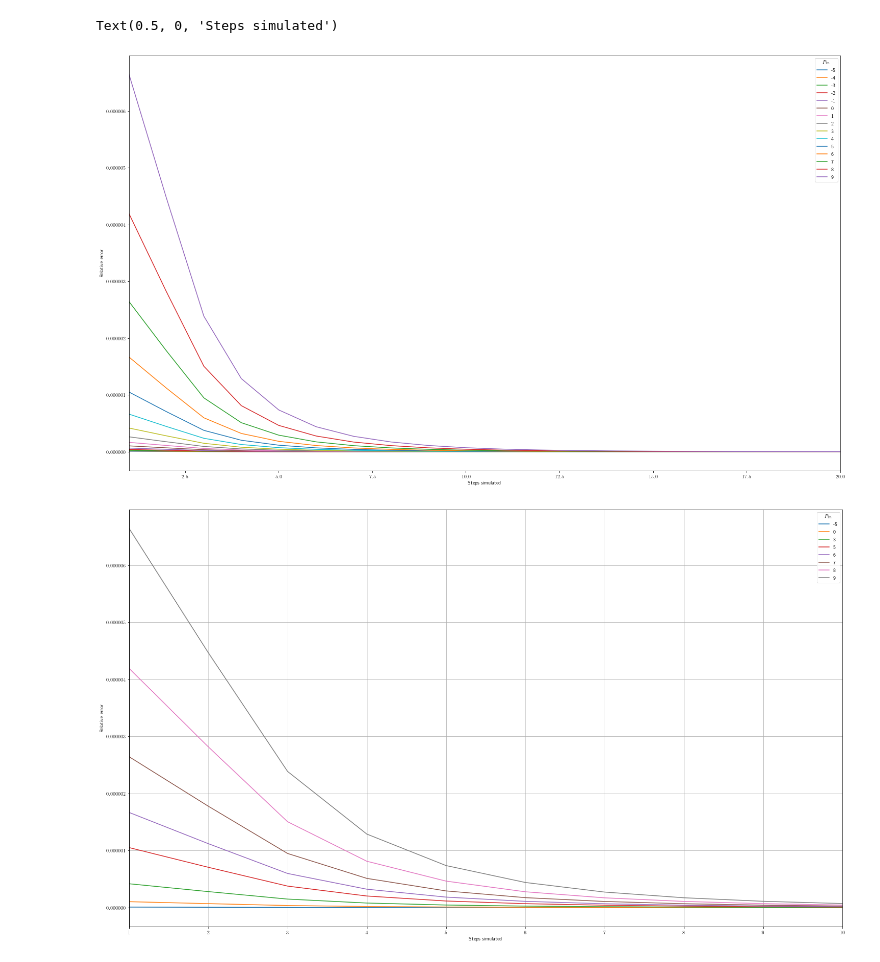
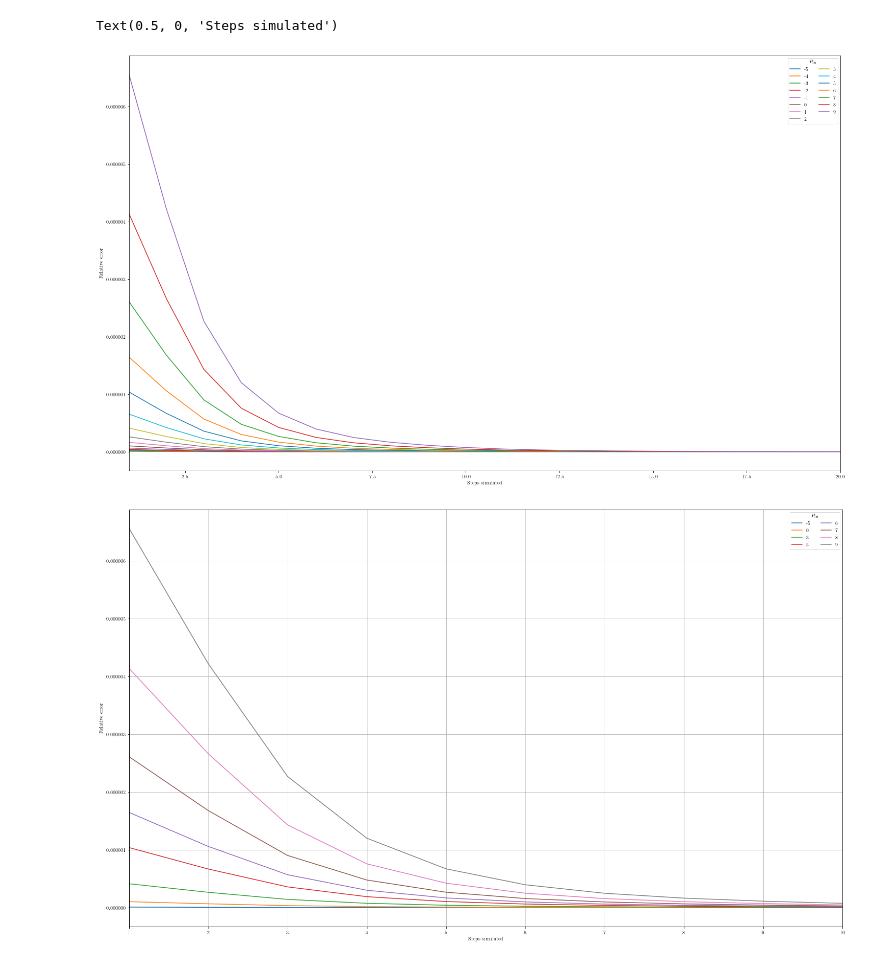
Before and after one commit to domrim/bachelorarbeit-code, a Jupyter notebook: jupyter-notebooks/eval/steps_sweep_error_bpsk.ipynb, the cells around one changed output. Cells and saved outputs as stored; diff of their text form; code cells hidden in the pictures.

```diff
--- a/jupyter-notebooks/eval/steps_sweep_error_bpsk.ipynb
+++ b/jupyter-notebooks/eval/steps_sweep_error_bpsk.ipynb
@@ -9,10 +9,12 @@ DEBUG = False
 # showing figures inline
 %matplotlib inline
 # plotting options
-font = {'size': 12}
 figure_size = (25, 15)
-plt.rc('font', **font)
-plt.rc('text', usetex=True)
+plt.rcParams.update({
+    'font.family': 'serif',
+    'text.usetex': True,
+    'pgf.rcfonts': False,
+})
 # %%
 # parameters of the filters
 f_symbol = 32e9  # symbol rate (Baud) (Symbols per second)
@@ -64,37 +66,37 @@ for power in np.arange(-5,10):
 fig1 = plt.figure(figsize=figure_size)
 plot1 = fig1.add_subplot()
 fig2 = plt.figure(figsize=figure_size)
 plot2 = fig2.add_subplot()
 for key, data in sims.items():
     ref = data[0]
     signal = data[1]
     x_vals = []
     y_vals = []
     for n_steps, sim_out in signal:
         x_vals.append(n_steps)
         y_vals.append(abs(calc_relerr(sim_out, ref)))
 
     plot1.plot(x_vals, y_vals, label=key)
     if key in ['-5', '0', '3', '5', '6', '7', '8', '9']:
         plot2.plot(x_vals, y_vals, label=key)
 
 xmin = np.amin(x_vals)
 xmax = np.amax(x_vals)
 
-plot1.legend(loc='upper right', title='$P_{in}$')
+plot1.legend(loc='upper right', title='$P_{in}$', ncol=2)
 plot1.set_xlim(xmin, 20)
 plot1.set_ylabel("Relative error")
 plot1.set_xlabel("Steps simulated")
 
-plot2.legend(loc='upper right', title='$P_{in}$')
+plot2.legend(loc='upper right', title='$P_{in}$', ncol=2)
 plot2.grid()
 plot2.set_xlim(xmin, 10)
 plot2.set_ylabel("Relative error")
 plot2.set_xlabel("Steps simulated")
 # %% [output]
 Text(0.5, 0, 'Steps simulated')
-[figure, old version]
+[figure, new version]
-[figure, old version]
+[figure, new version]
 # %%
 # simulate channel for multiple power inputs without alpha
 sims2 ={}
```
Also changed, not shown: parts of 2 cells of this notebook, 13 other files.
